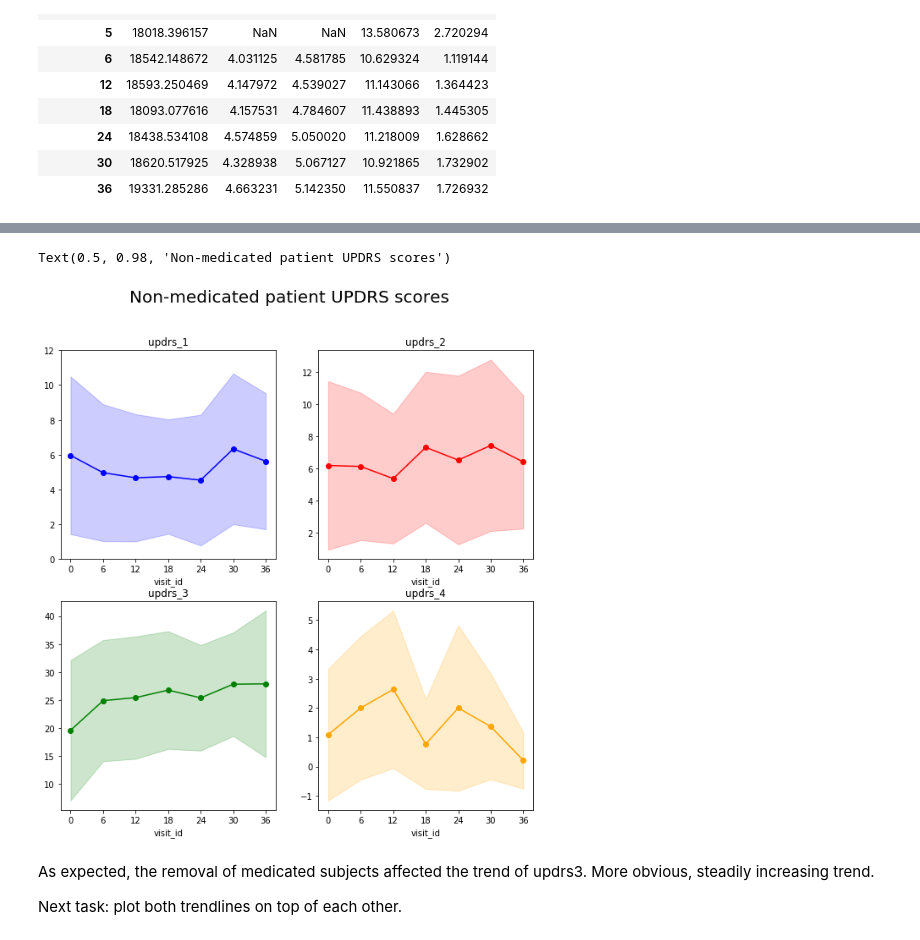
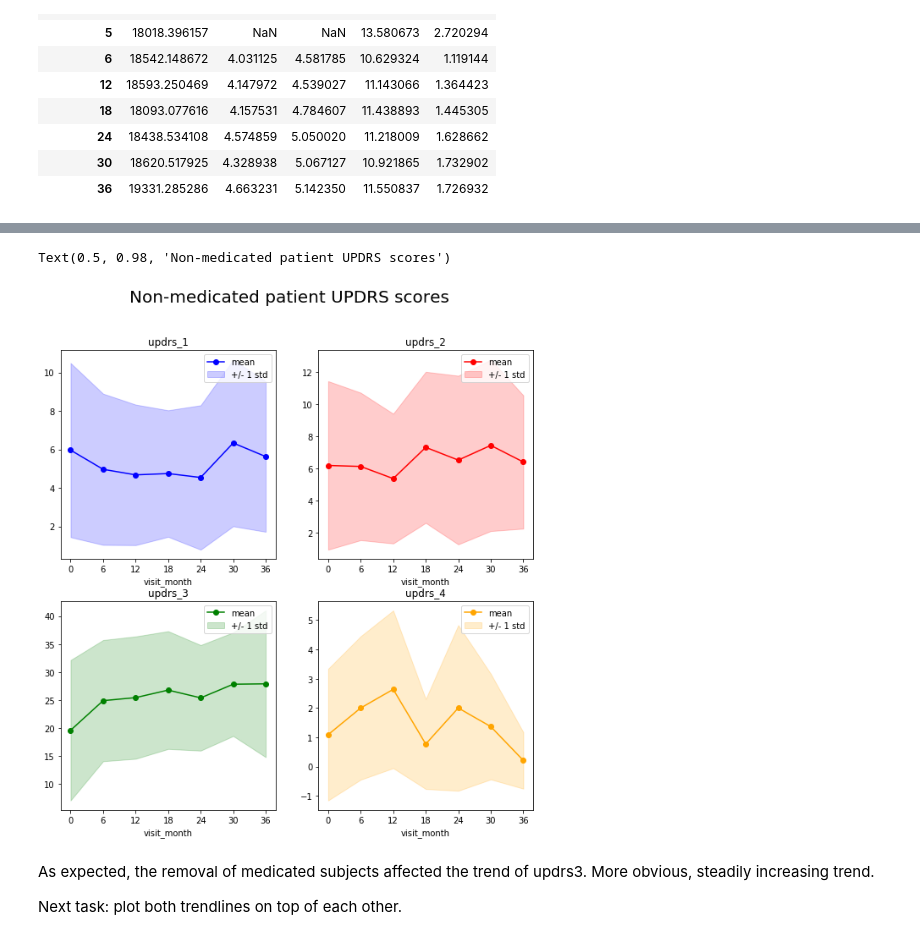
Before and after one commit to cooke99/AMP-Parkinsons-Disease-Progression-Prediction, a Jupyter notebook: analysis/basic_supplemental_clinical_data.ipynb, the cells around one changed output, grey strips where cells are left out. Saved outputs shown, nothing was run; the diff lists cells and outputs as text; code cells hidden in the pictures.

```diff
--- a/analysis/basic_supplemental_clinical_data.ipynb
+++ b/analysis/basic_supplemental_clinical_data.ipynb
@@ -203,39 +218,47 @@ visit_month
 36           19624.142205  3.909837  4.135442  13.093454  0.965060
 # %%
 fig, ax = plt.subplots(nrows = 2, ncols = 2, figsize=(10,10))
-ax[0,0].plot(non_med_means.index.values, non_med_means.updrs_1, marker='o', color='b')
+
+# UPDRS 1
+ax[0,0].plot(non_med_means.index.values, non_med_means.updrs_1, marker='o', color='b', label = 'mean')
 ax[0,0].fill_between(non_med_stds.index.values, non_med_means.updrs_1-non_med_stds.updrs_1,
-                     non_med_means.updrs_1+non_med_stds.updrs_1 ,alpha=0.2, color='b')
+                     non_med_means.updrs_1+non_med_stds.updrs_1 ,alpha=0.2, color='b', label = '+/- 1 std')
 ax[0,0].set_xticks(non_med_stds.index.values)
-ax[0,0].set_xlabel('visit_id')
+ax[0,0].legend()
+ax[0,0].set_xlabel('visit_month')
 ax[0,0].set_title('updrs_1')
-ax[0,0].set_ylim([0,12])
 
-ax[0,1].plot(non_med_means.index.values, non_med_means.updrs_2, marker='o', color='r')
+# UPDRS 2
+ax[0,1].plot(non_med_means.index.values, non_med_means.updrs_2, marker='o', color='r', label = 'mean')
 ax[0,1].fill_between(non_med_stds.index.values, non_med_means.updrs_2-non_med_stds.updrs_2,
-                     non_med_means.updrs_2+non_med_stds.updrs_2 ,alpha=0.2, color='r')
+                     non_med_means.updrs_2+non_med_stds.updrs_2 ,alpha=0.2, color='r', label = '+/- 1 std')
 ax[0,1].set_xticks(non_med_stds.index.values)
-ax[0,1].set_xlabel('visit_id')
+ax[0,1].legend()
+ax[0,1].set_xlabel('visit_month')
 ax[0,1].set_title('updrs_2')
 
-ax[1,0].plot(non_med_means.index.values, non_med_means.updrs_3, marker='o', color='g')
+# UPDRS 3
+ax[1,0].plot(non_med_means.index.values, non_med_means.updrs_3, marker='o', color='g', label = 'mean')
 ax[1,0].fill_between(non_med_stds.index.values, non_med_means.updrs_3-non_med_stds.updrs_3,
-                     non_med_means.updrs_3+non_med_stds.updrs_3 ,alpha=0.2, color='g')
+                     non_med_means.updrs_3+non_med_stds.updrs_3 ,alpha=0.2, color='g', label = '+/- 1 std')
 ax[1,0].set_xticks(non_med_stds.index.values)
-ax[1,0].set_xlabel('visit_id')
+ax[1,0].legend()
+ax[1,0].set_xlabel('visit_month')
 ax[1,0].set_title('updrs_3')
 
-ax[1,1].plot(non_med_means.index.values, non_med_means.updrs_4, marker='o', color='orange')
+# UPDRS 4
+ax[1,1].plot(non_med_means.index.values, non_med_means.updrs_4, marker='o', color='orange', label = 'mean')
 ax[1,1].fill_between(non_med_stds.index.values, non_med_means.updrs_4-non_med_stds.updrs_4,
-                     non_med_means.updrs_4+non_med_stds.updrs_4 ,alpha=0.2, color='orange')
+                     non_med_means.updrs_4+non_med_stds.updrs_4 ,alpha=0.2, color='orange', label = '+/- 1 std')
 ax[1,1].set_xticks(non_med_stds.index.values)
-ax[1,1].set_xlabel('visit_id')
+ax[1,1].legend()
+ax[1,1].set_xlabel('visit_month')
 ax[1,1].set_title('updrs_4')
 
 fig.suptitle('Non-medicated patient UPDRS scores',fontsize=20)
 # %% [output]
 Text(0.5, 0.98, 'Non-medicated patient UPDRS scores')
-[figure, old version]
+[figure, new version]
 # %% [markdown]
 As expected, the removal of medicated subjects affected the trend of updrs3. More obvious, steadily increasing trend.
 
```
Also changed, not shown: parts of 7 cells of this notebook.
